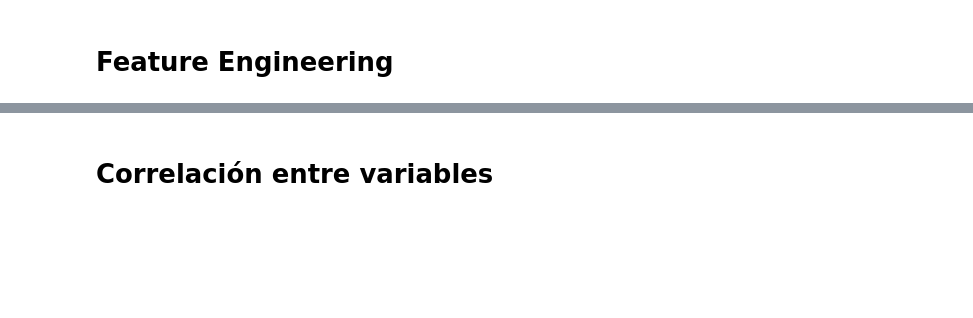
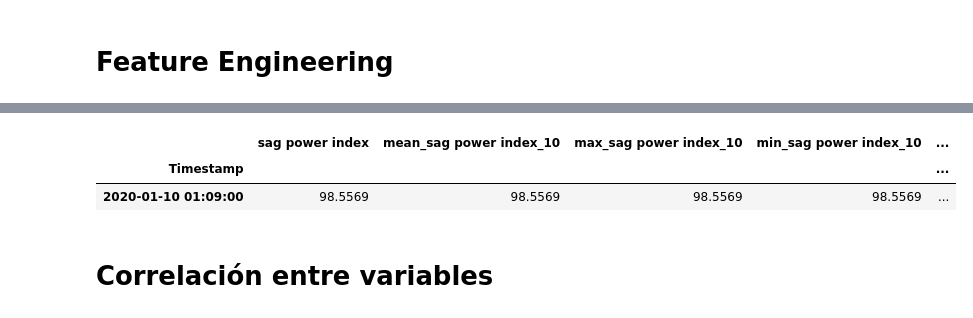
Before and after one commit to JLCdata/Tesis-Magister, a Jupyter notebook: notebooks/TPH model/regression models/regression model 10 min 1.2.ipynb, the cells around one changed output, grey strips where cells are left out. Drawn from its saved outputs; the diff is of its cells as text; code cells hidden in the pictures; blank space fills up the shorter version.

```diff
--- a/notebooks/TPH model/regression models/regression model 10 min 1.2.ipynb
+++ b/notebooks/TPH model/regression models/regression model 10 min 1.2.ipynb
@@ -160,8 +180,14 @@ df_features0.shape
 # %%
 # Verificando si hay duplicados
-u=[i for i in df_features0.columns if not re.match(".*delta HH TPH",i) ]
+u=[i for i in df_features0.columns if (not re.match(".*delta HH TPH",i)) and (not re.match(".*water",i)) and (not re.match(".*power",i)) ]
+y=[i for i in df_features0.columns if  re.match(".*sag power index",i)]
+u=y+u
 df_features=df_features0[u].copy()
 df_features.head(1)
+# %% [output]
+|  | sag power index | mean_sag power index_10 | max_sag power index_10 | min_sag power index_10 | ... |
+| Timestamp |  |  |  |  | ... |
+| 2020-01-10 01:09:00 | 98.5569 | 98.5569 | 98.5569 | 98.5569 | ... |
 # %% [markdown]
 # Correlación entre variables
 # %%
```
Also changed, not shown: parts of 16 cells of this notebook, 2 other files.
